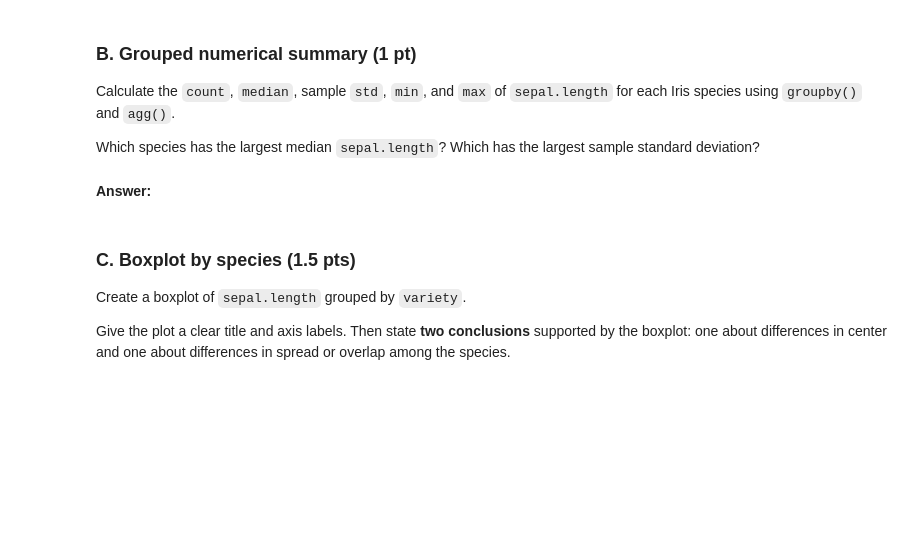
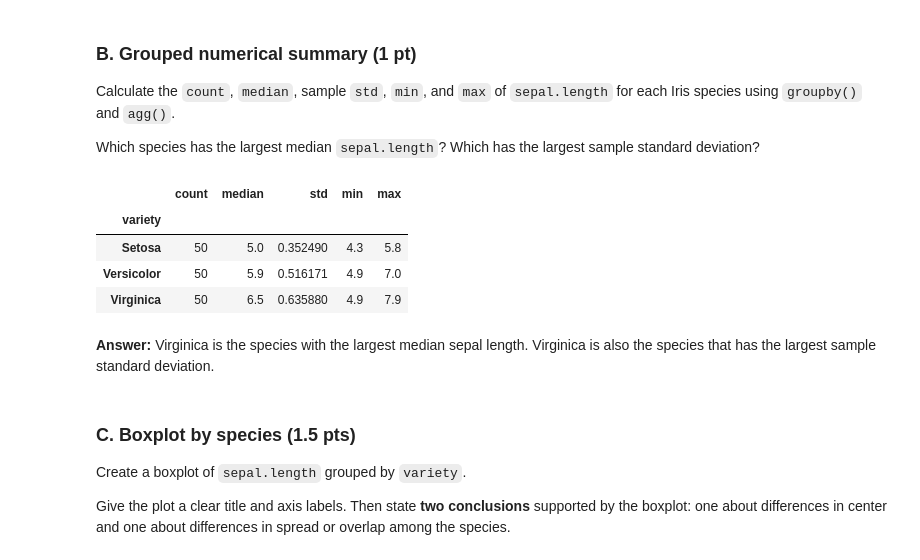
Before and after one commit to BradyJulian/Julian-Brady-ENGR-1451-Fork, a Jupyter notebook: 1-assignments/LE02/jub177LE02.ipynb, the cells around one changed output. Cells and saved outputs as stored; diff of their text form; code cells hidden in the pictures; blank space fills up the shorter version.

```diff
--- a/1-assignments/LE02/jub177LE02.ipynb
+++ b/1-assignments/LE02/jub177LE02.ipynb
@@ -209,10 +219,18 @@ Which species has the largest median `sepal.length`? Which has the largest sampl
 # %%
 # Useful pattern:
 # iris.groupby("variety")["sepal.length"].agg([...])
 
 # Your code here
+summary_data = iris.groupby("variety")["sepal.length"].agg(["count","median","std","min","max"])
+summary_data #display
+# %% [output]
+|  | count | median | std | min | max |
+| variety |  |  |  |  |  |
+| Setosa | 50 | 5.0 | 0.352490 | 4.3 | 5.8 |
+| Versicolor | 50 | 5.9 | 0.516171 | 4.9 | 7.0 |
+| Virginica | 50 | 6.5 | 0.635880 | 4.9 | 7.9 |
 # %% [markdown]
-**Answer:**
+**Answer:** Virginica is the species with the largest median sepal length. Virginica is also the species that has the largest sample standard deviation.
 # %% [markdown]
 ### C. Boxplot by species (1.5 pts)
 
```
Also changed, not shown: parts of 9 cells of this notebook.
